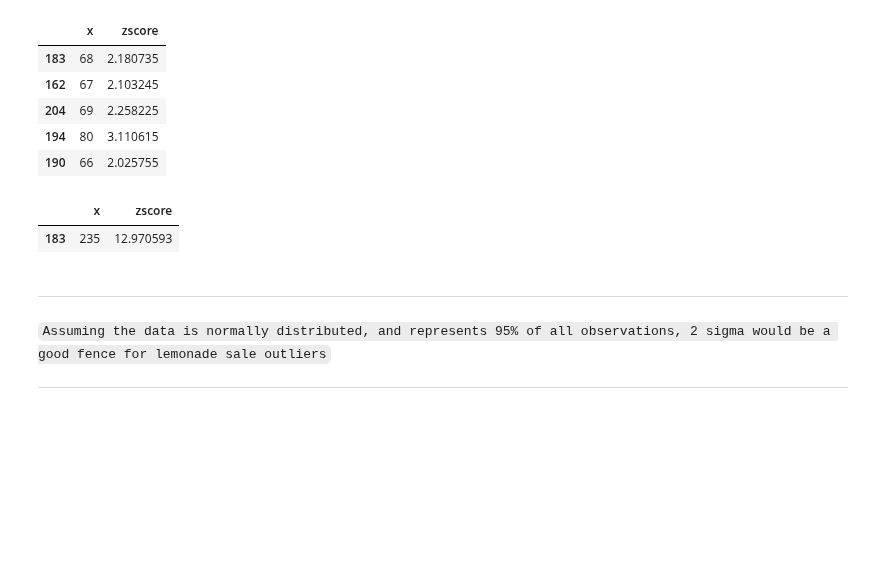
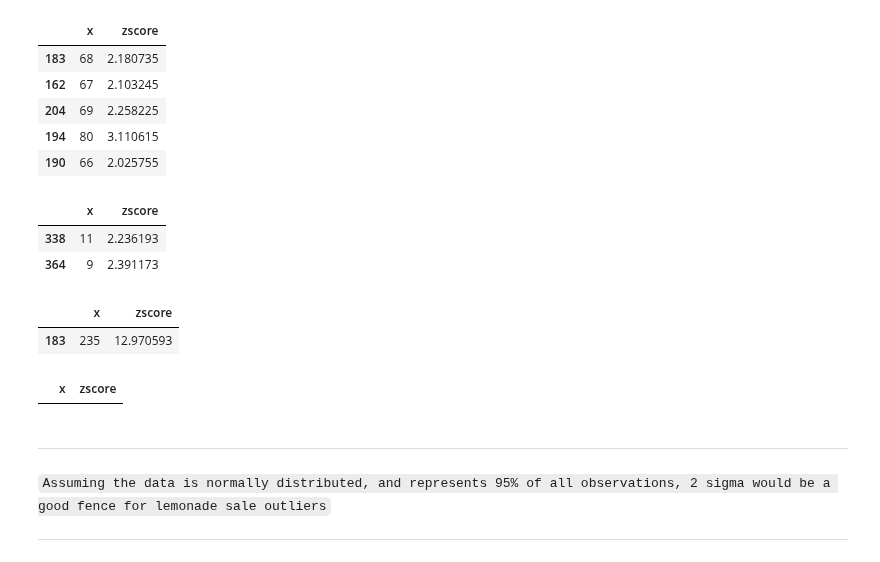
Before and after one commit to CSolitaire/anomaly-detection-exercises, a Jupyter notebook: continuous_probabilistic_methods.ipynb, the cells around one changed output. Cells and saved outputs as stored; diff of their text form; code cells hidden in the pictures; blank space fills up the shorter version.

```diff
--- a/continuous_probabilistic_methods.ipynb
+++ b/continuous_probabilistic_methods.ipynb
@@ -310,6 +317,12 @@ df[zscores >= 2]
 | 204 | 69 | 2.258225 |
 | 194 | 80 | 3.110615 |
 | 190 | 66 | 2.025755 |
+# %%
+df[zscores <= -2]
+# %% [output]
+|  | x | zscore |
+| 338 | 11 | 2.236193 |
+| 364 | 9 | 2.391173 |
 # %%
 # Define zscore for Sales
 
@@ -325,6 +338,10 @@ df[zscores >= 2]
 # %% [output]
 |  | x | zscore |
 | 183 | 235 | 12.970593 |
+# %%
+df[zscores <= -2]
+# %% [output]
+|  | x | zscore |
 # %% [markdown]
 ***
 
```
Also changed, not shown: parts of 4 cells of this notebook.
